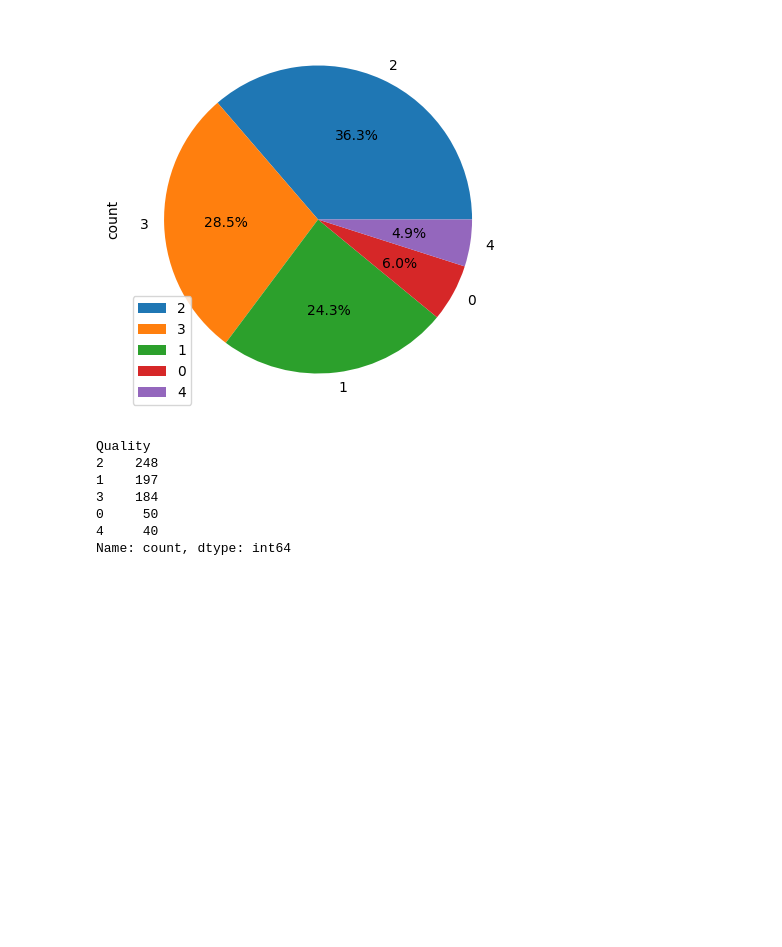
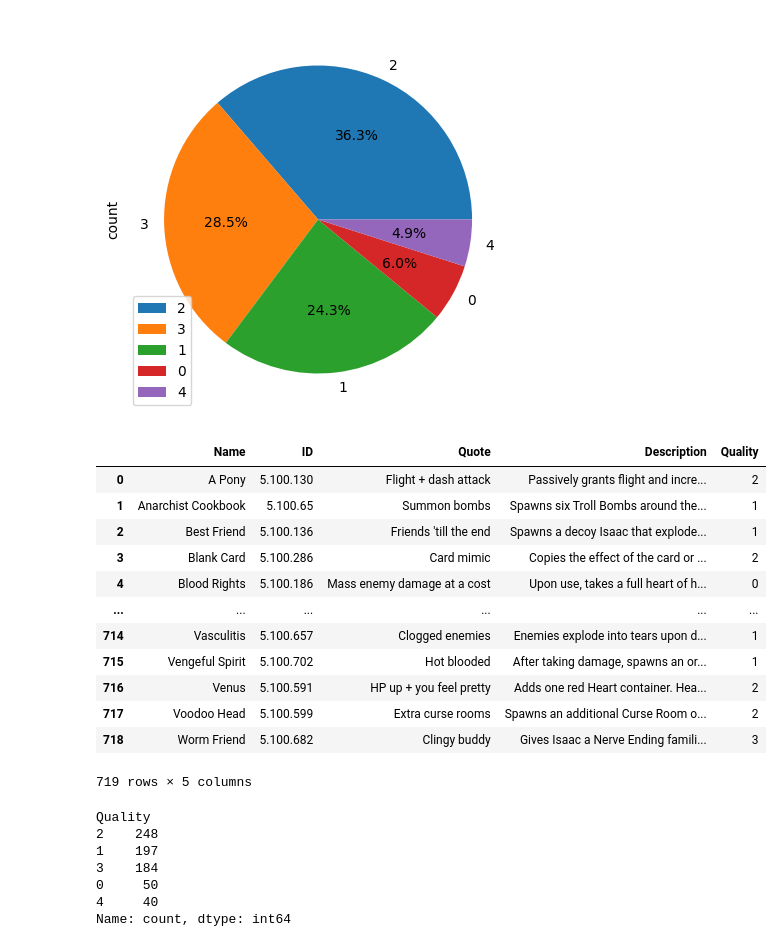
Before and after one commit to KitoKotowa/TheBindingOfIsaac-Analysis, a Jupyter notebook: isaac_get_data.ipynb, the cells around one changed output. Saved outputs shown, nothing was run; the diff lists cells and outputs as text; code cells hidden in the pictures; blank space fills up the shorter version.

```diff
--- a/isaac_get_data.ipynb
+++ b/isaac_get_data.ipynb
@@ -187,6 +153,21 @@ plt.show()
 [figure]
 # %%
 all_df = pd.concat([active_df, passive_df],ignore_index=True)
+all_df
+# %% [output]
+|  | Name | ID | Quote | Description | Quality |
+| 0 | A Pony | 5.100.130 | Flight + dash attack | Passively grants flight and incre... | 2 |
+| 1 | Anarchist Cookbook | 5.100.65 | Summon bombs | Spawns six Troll Bombs around the... | 1 |
+| 2 | Best Friend | 5.100.136 | Friends 'till the end | Spawns a decoy Isaac that explode... | 1 |
+| 3 | Blank Card | 5.100.286 | Card mimic | Copies the effect of the card or ... | 2 |
+| 4 | Blood Rights | 5.100.186 | Mass enemy damage at a cost | Upon use, takes a full heart of h... | 0 |
+| ... | ... | ... | ... | ... | ... |
+| 714 | Vasculitis | 5.100.657 | Clogged enemies | Enemies explode into tears upon d... | 1 |
+| 715 | Vengeful Spirit | 5.100.702 | Hot blooded | After taking damage, spawns an or... | 1 |
+| 716 | Venus | 5.100.591 | HP up + you feel pretty | Adds one red Heart container. Hea... | 2 |
+| 717 | Voodoo Head | 5.100.599 | Extra curse rooms | Spawns an additional Curse Room o... | 2 |
+| 718 | Worm Friend | 5.100.682 | Clingy buddy | Gives Isaac a Nerve Ending famili... | 3 |
+719 rows × 5 columns
 # %%
 active_df.to_csv('active.csv', index = False)
 passive_df.to_csv('passive.csv', index = False)
```
Also changed, not shown: parts of 16 cells of this notebook, 28 other files.
